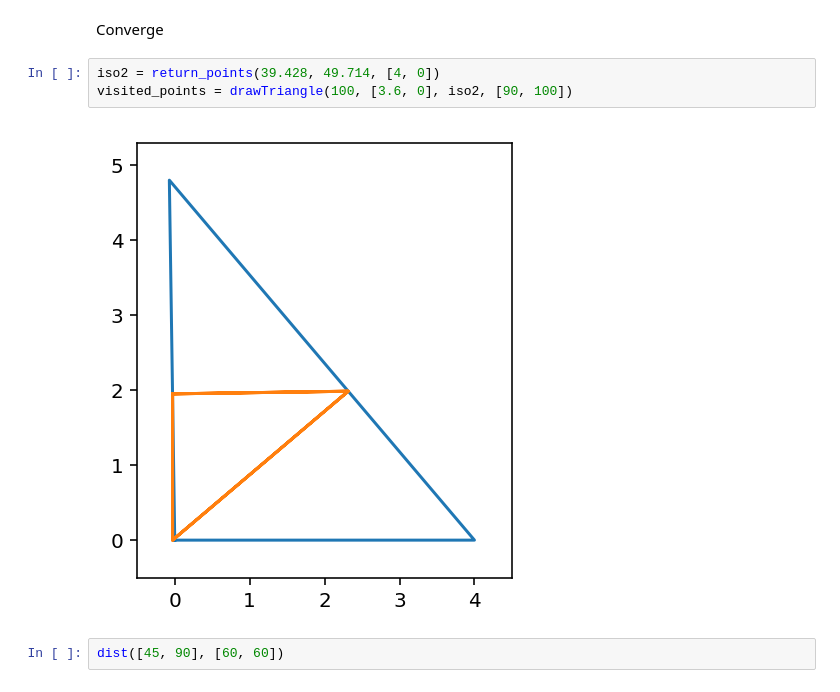
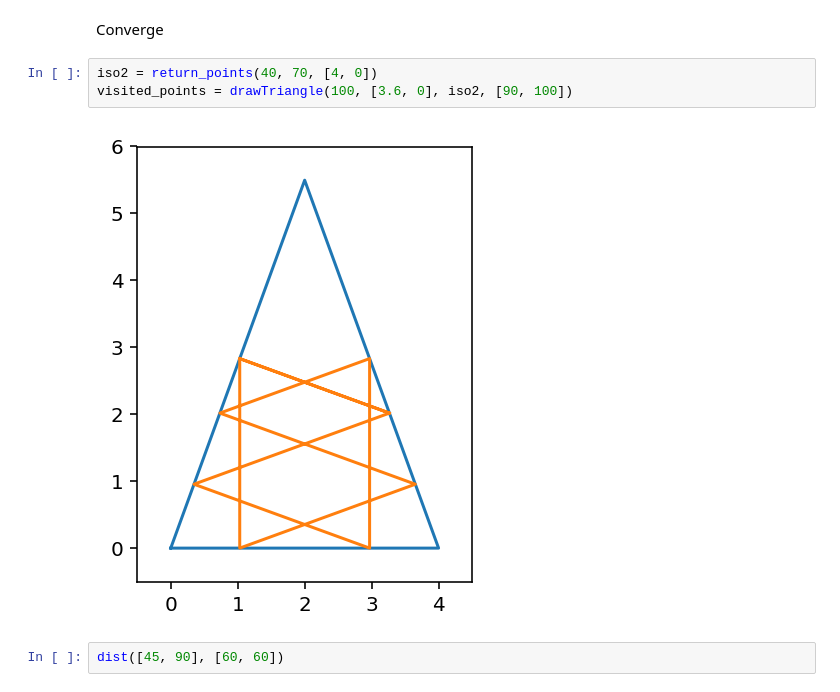
Before and after one commit to samueleverett01/Depreciated-Perpindicular-Projection-Map-Work, a Jupyter notebook: Running prelim tests/Generate diagrams.ipynb, the cells around one changed output. Drawn from its saved outputs; the diff is of its cells as text.

```diff
--- a/Running prelim tests/Generate diagrams.ipynb
+++ b/Running prelim tests/Generate diagrams.ipynb
@@ -33,10 +33,10 @@ visited_points = drawTriangle(100, [3.6, 0], iso2, [90, 100])
 # %% [markdown]
 Converge
 # %%
-iso2 = return_points(39.428, 49.714, [4, 0])
+iso2 = return_points(40, 70, [4, 0])
 visited_points = drawTriangle(100, [3.6, 0], iso2, [90, 100])
 # %% [output]
-[figure, old version]
+[figure, new version]
 # %%
 dist([45, 90], [60, 60])
 # %% [output]
```
Also changed, not shown: 32 other files.
